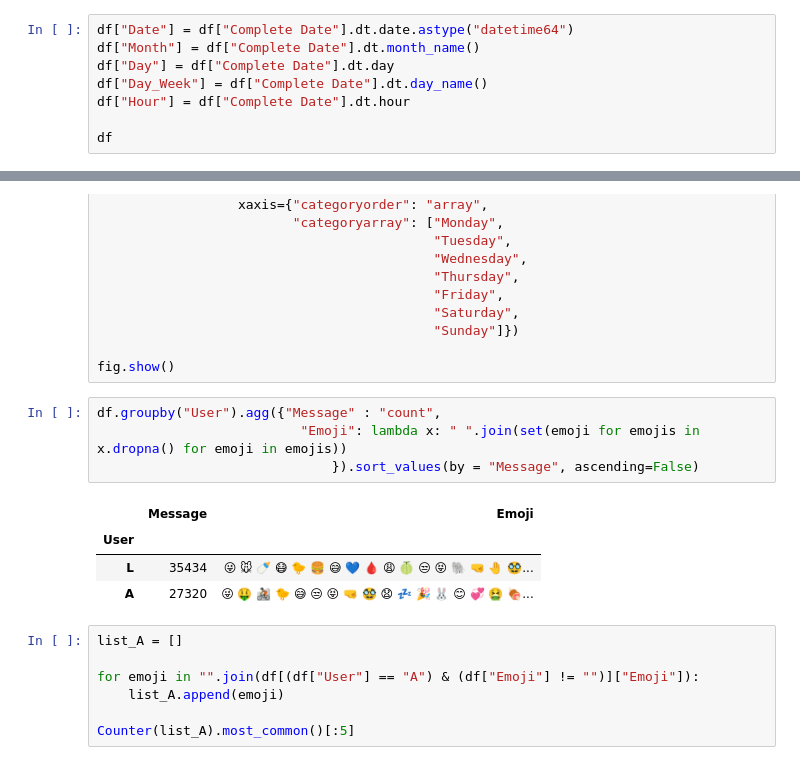
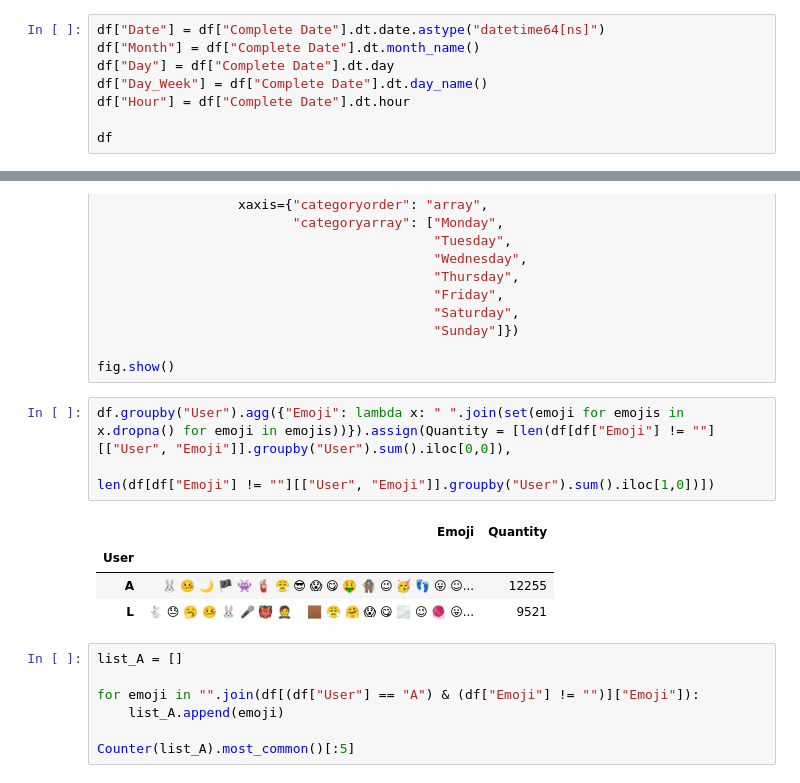
Before and after one commit to alejo1630/whatsapp_chat_analysis, a Jupyter notebook: Whatsapp_Analysis.ipynb, the cells around one changed output, grey strips where cells are left out. Drawn from its saved outputs; the diff is of its cells as text.

```diff
--- a/Whatsapp_Analysis.ipynb
+++ b/Whatsapp_Analysis.ipynb
@@ -289,7 +294,7 @@ df
 | 71454 | 2024-02-14 10:58:00 | L | Gracias | gracias |  |
 62754 rows × 5 columns
 # %%
-df["Date"] = df["Complete Date"].dt.date.astype("datetime64")
+df["Date"] = df["Complete Date"].dt.date.astype("datetime64[ns]")
 df["Month"] = df["Complete Date"].dt.month_name()
 df["Day"] = df["Complete Date"].dt.day
 df["Day_Week"] = df["Complete Date"].dt.day_name()
@@ -411,14 +433,13 @@ fig.update_layout(title = "Heat Map: Day of the Week vs. Hour of the Day",
 
 fig.show()
 # %%
-df.groupby("User").agg({"Message" : "count",
-                          "Emoji": lambda x: " ".join(set(emoji for emojis in x.dropna() for emoji in emojis))
-                              }).sort_values(by = "Message", ascending=False)
+df.groupby("User").agg({"Emoji": lambda x: " ".join(set(emoji for emojis in x.dropna() for emoji in emojis))}).assign(Quantity = [len(df[df["Emoji"] != ""][["User", "Emoji"]].groupby("User").sum().iloc[0,0]),
+                                                                                                                                  len(df[df["Emoji"] != ""][["User", "Emoji"]].groupby("User").sum().iloc[1,0])])
 # %% [output]
-|  | Message | Emoji |
+|  | Emoji | Quantity |
 | User |  |  |
-| L | 35434 | 😜 🐭 🍼 😷 🐤 🍔 😅 💙 🩸 😩 🍈 😒 😝 🐘 🤜 🤚 🥸... |
-| A | 27320 | 😜 🤑 🚵 🐤 😅 😒 😝 🤜 🥸 😧 💤 🎉 🐰 😊 💞 🤮 🍖... |
+| A | 🐰 🤒 🌙 🏴 👾 🧯 😤 😎 😱 😋 🤑 🧌 😉 🥳 👣 😛 ☺... | 12255 |
+| L | 🐇 😓 🥱 🤒 🐰 🎤 👹 🤵 🏾 😤 🤗 😱 😋 🌫 😉 🧶 😛... | 9521 |
 # %%
 list_A = []
 
```
Also changed, not shown: parts of 28 cells of this notebook.
